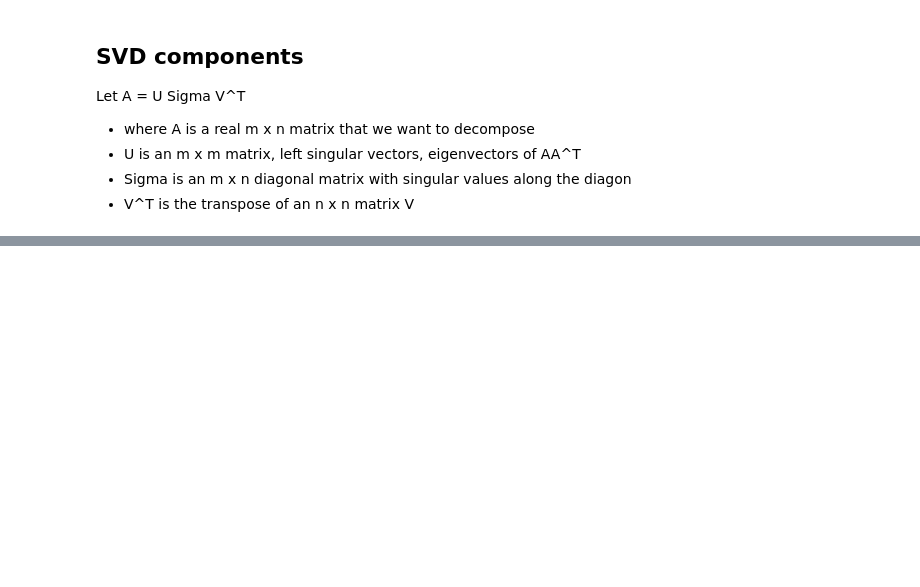
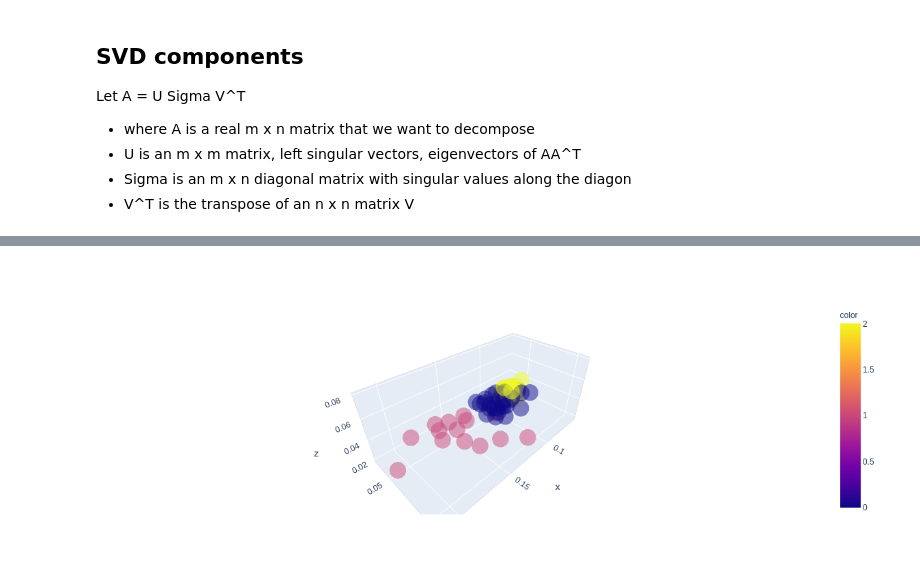
Before and after one commit to AndrewMarksArt/math389L_adv_big_data_analysis, a Jupyter notebook: homework/HW2_SVD.ipynb, the cells around one changed output, grey strips where cells are left out. Saved outputs shown, nothing was run; the diff lists cells and outputs as text; code cells hidden in the pictures; blank space fills up the shorter version.

```diff
--- a/homework/HW2_SVD.ipynb
+++ b/homework/HW2_SVD.ipynb
@@ -275,0 +205,12 @@ fig.show()
+# %%
+fig = px.scatter_3d(
+    x = sigmas_df['aapl'],
+    y = sigmas_df['googl'],
+    z = sigmas_df['baba'],
+    color=sigmas_df['cluster'],
+    opacity=0.5
+)
+
+fig.show()
+# %% [output]
+[figure, added]
```
Also changed, not shown: parts of 35 cells of this notebook.
